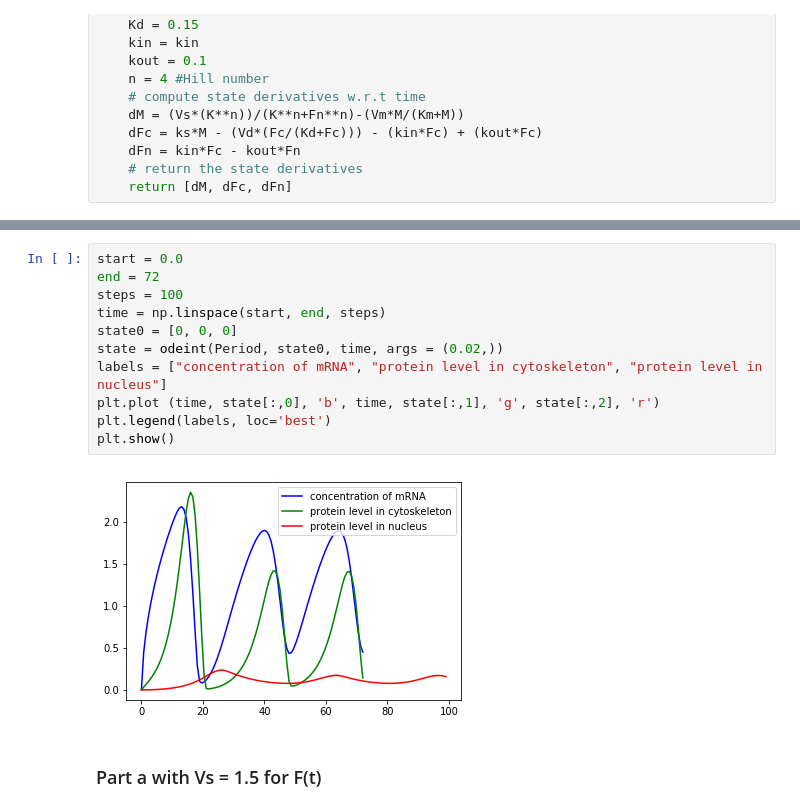
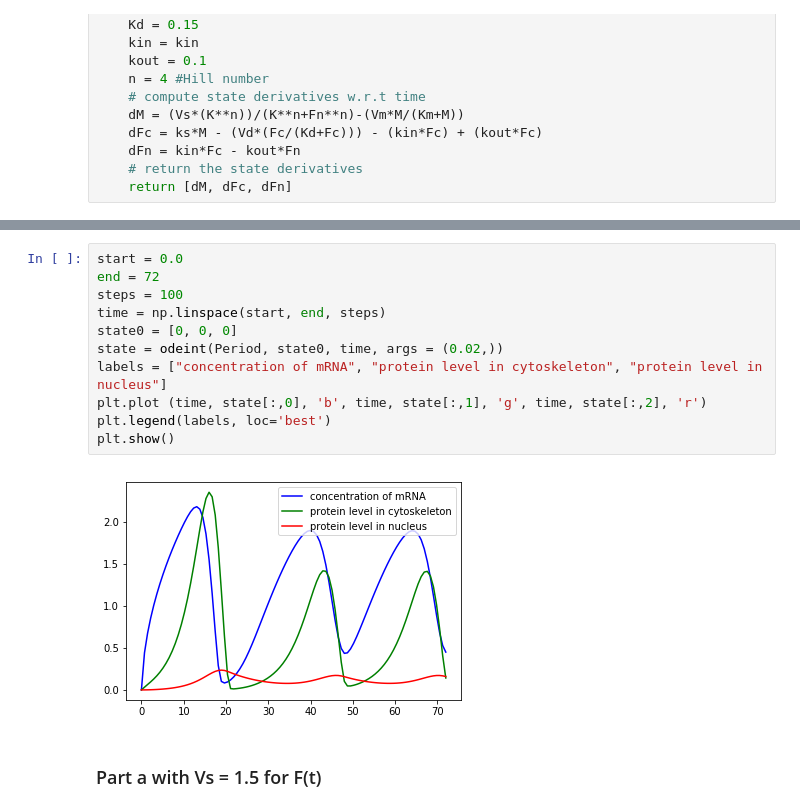
Before and after one commit to Icxa/LabTasks5-16March, a Jupyter notebook: Modeling and Simulation.ipynb, the cells around one changed output, grey strips where cells are left out. Cells and saved outputs as stored; diff of their text form.

```diff
--- a/Modeling and Simulation.ipynb
+++ b/Modeling and Simulation.ipynb
@@ -355,16 +357,16 @@ plt.show()
 # %%
 start = 0.0
 end = 72
 steps = 100
 time = np.linspace(start, end, steps)
 state0 = [0, 0, 0]
 state = odeint(Period, state0, time, args = (0.02,))
 labels = ["concentration of mRNA", "protein level in cytoskeleton", "protein level in nucleus"]
-plt.plot (time, state[:,0], 'b', time, state[:,1], 'g', state[:,2], 'r')
+plt.plot (time, state[:,0], 'b', time, state[:,1], 'g', time, state[:,2], 'r')
 plt.legend(labels, loc='best')
 plt.show()
 # %% [output]
-[figure, old version]
+[figure, new version]
 # %% [markdown]
 ### Part a with Vs = 1.5 for F(t)
 # %% [markdown]
```
Also changed, not shown: parts of 19 cells of this notebook.
